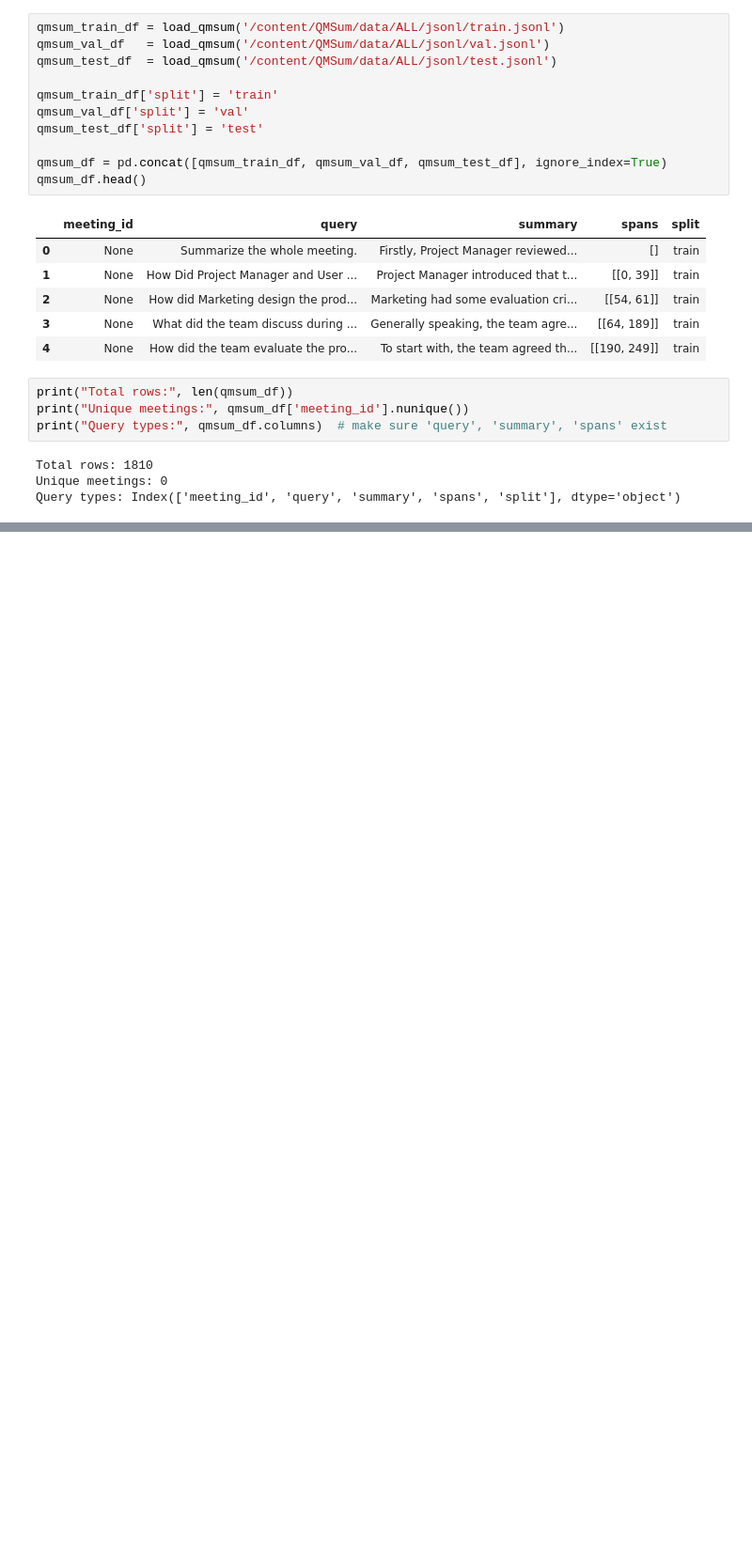
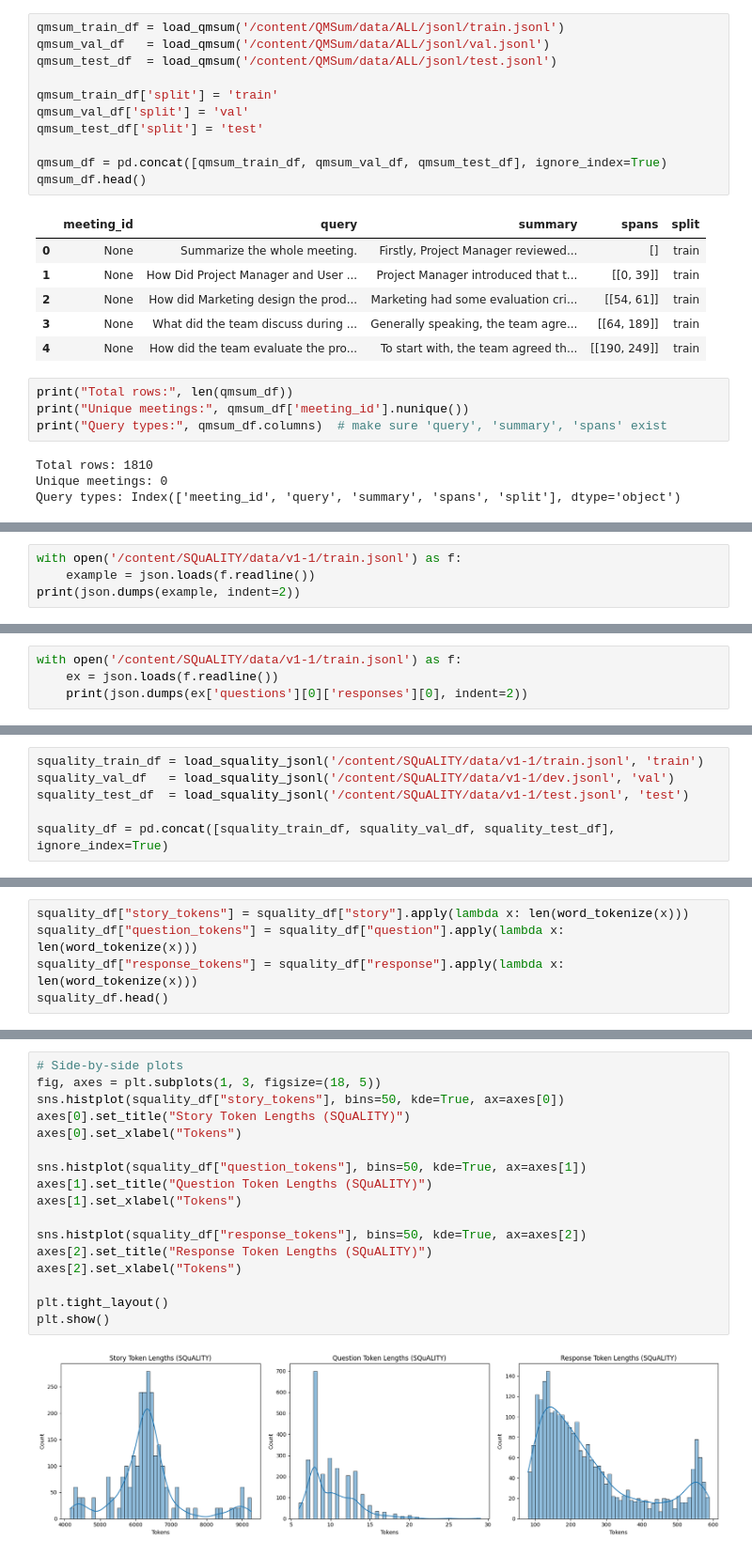
Before and after one commit to bjulve-ischool/DS266-ugarcia-bjulve, a Jupyter notebook: QFS_Datasets.ipynb, the cells around one changed output, grey strips where cells are left out. Shown: that part at 94% size. Cells and saved outputs as stored; diff of their text form; blank space fills up the shorter version.

```diff
--- a/QFS_Datasets.ipynb
+++ b/QFS_Datasets.ipynb
@@ -113,0 +190,4 @@ FileNotFoundError: [Errno 2] No such file or directory: '/content/QMSum/data/ALL
+# %%
+with open('/content/SQuALITY/data/v1-1/train.jsonl') as f:
+    example = json.loads(f.readline())
+print(json.dumps(example, indent=2))
@@ -113,0 +212,4 @@ FileNotFoundError: [Errno 2] No such file or directory: '/content/QMSum/data/ALL
+# %%
+with open('/content/SQuALITY/data/v1-1/train.jsonl') as f:
+    ex = json.loads(f.readline())
+    print(json.dumps(ex['questions'][0]['responses'][0], indent=2))
@@ -113,0 +241,6 @@ FileNotFoundError: [Errno 2] No such file or directory: '/content/QMSum/data/ALL
+# %%
+squality_train_df = load_squality_jsonl('/content/SQuALITY/data/v1-1/train.jsonl', 'train')
+squality_val_df   = load_squality_jsonl('/content/SQuALITY/data/v1-1/dev.jsonl', 'val')
+squality_test_df  = load_squality_jsonl('/content/SQuALITY/data/v1-1/test.jsonl', 'test')
+
+squality_df = pd.concat([squality_train_df, squality_val_df, squality_test_df], ignore_index=True)
@@ -113,0 +263,5 @@ FileNotFoundError: [Errno 2] No such file or directory: '/content/QMSum/data/ALL
+# %%
+squality_df["story_tokens"] = squality_df["story"].apply(lambda x: len(word_tokenize(x)))
+squality_df["question_tokens"] = squality_df["question"].apply(lambda x: len(word_tokenize(x)))
+squality_df["response_tokens"] = squality_df["response"].apply(lambda x: len(word_tokenize(x)))
+squality_df.head()
@@ -113,0 +275,19 @@ FileNotFoundError: [Errno 2] No such file or directory: '/content/QMSum/data/ALL
+# %%
+# Side-by-side plots
+fig, axes = plt.subplots(1, 3, figsize=(18, 5))
+sns.histplot(squality_df["story_tokens"], bins=50, kde=True, ax=axes[0])
+axes[0].set_title("Story Token Lengths (SQuALITY)")
+axes[0].set_xlabel("Tokens")
+
+sns.histplot(squality_df["question_tokens"], bins=50, kde=True, ax=axes[1])
+axes[1].set_title("Question Token Lengths (SQuALITY)")
+axes[1].set_xlabel("Tokens")
+
+sns.histplot(squality_df["response_tokens"], bins=50, kde=True, ax=axes[2])
+axes[2].set_title("Response Token Lengths (SQuALITY)")
+axes[2].set_xlabel("Tokens")
+
+plt.tight_layout()
+plt.show()
+# %% [output]
+[figure, added]
```
Also changed, not shown: parts of 20 cells of this notebook.
